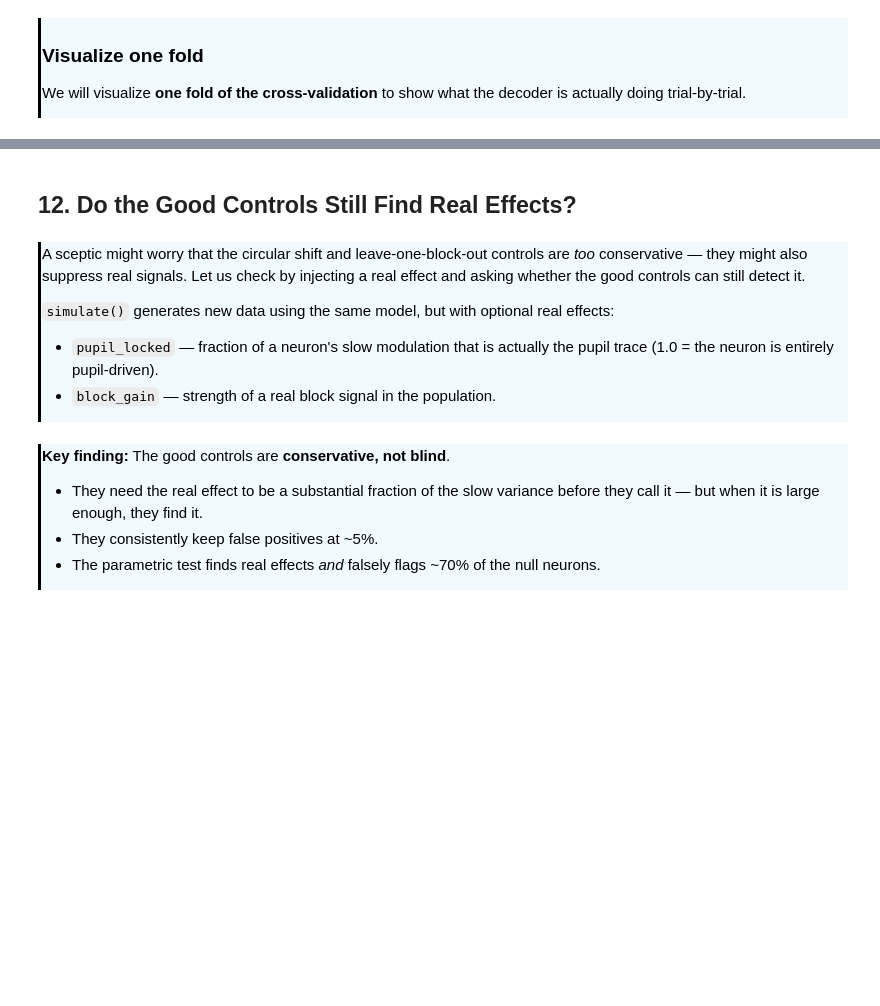
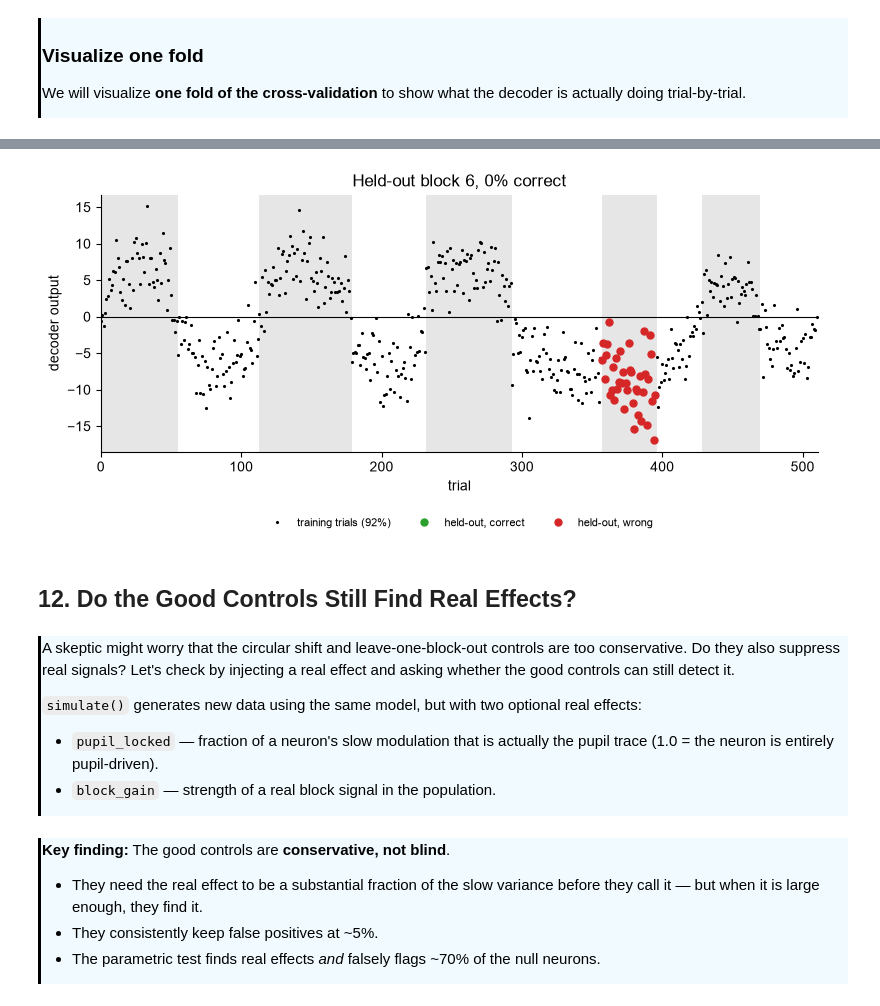
Before and after one commit to AllenSWDB/SWDB_2026_Good_Analysis, a Jupyter notebook: code/nick_workshop/GoodAnalysis-Workshop2_solutions.ipynb, the cells around one changed output, grey strips where cells are left out. Cells and saved outputs as stored; diff of their text form; code cells hidden in the pictures; blank space fills up the shorter version.

```diff
--- a/code/nick_workshop/GoodAnalysis-Workshop2_solutions.ipynb
+++ b/code/nick_workshop/GoodAnalysis-Workshop2_solutions.ipynb
@@ -1451,13 +1535,32 @@ print(f'Below chance?       {np.mean(acc_blockout) < 0.5}')
+# %%
+# YOUR CODE HERE
+
+#  1. Find the index of the worst-performing block:
+b_worst = int(blocks[np.argmin(acc_blockout)])
+
+# 2. Get the test and train indices for that block:
+test_b  = np.where(block_ids == b_worst)[0]
+train_b = np.where(block_ids != b_worst)[0]
+
+# 3. Call plot_fold() with the original X and your train/test indices:
+fig, ax = plt.subplots(figsize=(8, 4))
+plot_fold(ax, X, y, train_b, test_b,
+          f'Held-out block {b_worst}, '
+          f'{acc_blockout[b_worst]*100:.0f}% correct')
+plt.tight_layout()
+plt.show()
+# %% [output]
+[figure, added]
 # %% [markdown]
 ## 12. Do the Good Controls Still Find Real Effects?
 # %% [markdown]
 <div style="border-left: 3px solid #000; padding: 1px; padding-left: 10px; background: #F0FAFF;  max-width: 90%; overflow-x: auto; color: #000000;">
 
-A sceptic might worry that the circular shift and leave-one-block-out controls
-are *too* conservative — they might also suppress real signals. Let us check by
+A skeptic might worry that the circular shift and leave-one-block-out controls
+are too conservative. Do they also suppress real signals? Let's check by
 injecting a real effect and asking whether the good controls can still detect it.
 
-`simulate()` generates new data using the same model, but with optional real
+`simulate()` generates new data using the same model, but with two optional real
 effects:
 - `pupil_locked` — fraction of a neuron's slow modulation that is actually the
   pupil trace (1.0 = the neuron is entirely pupil-driven).
```
Also changed, not shown: parts of 28 cells of this notebook.
